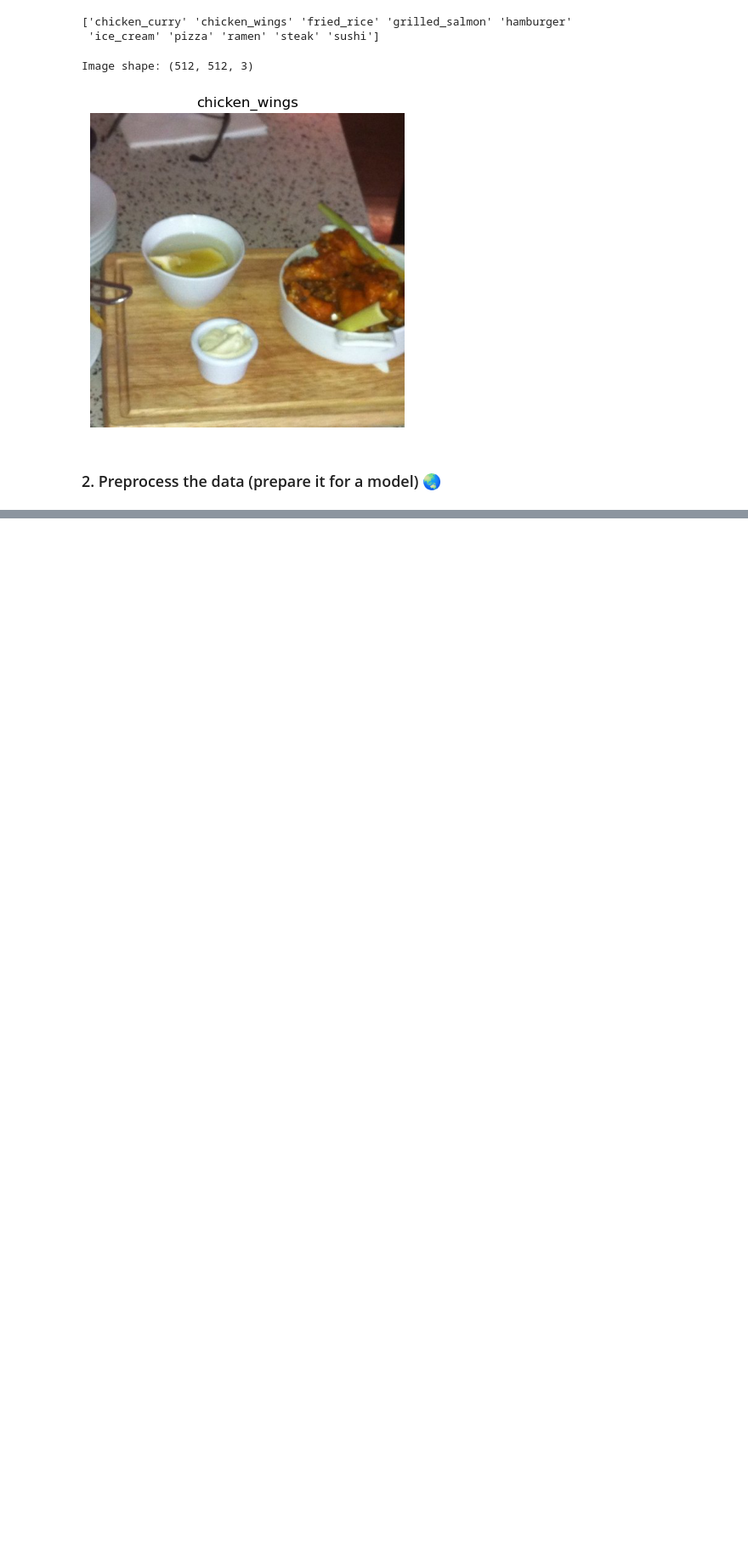
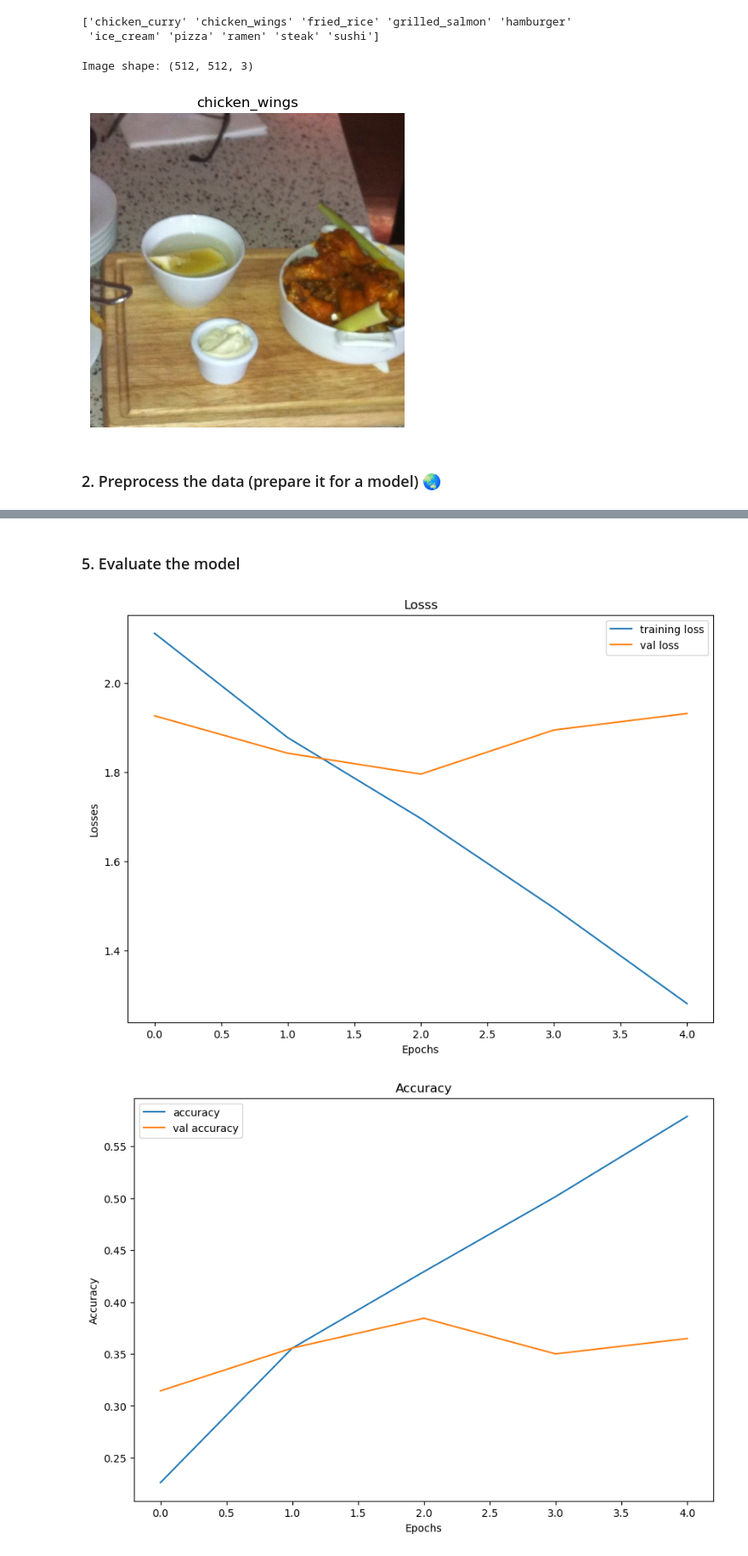
Before and after one commit to KCLTLH/NeuralNetwork_SelfLearn, a Jupyter notebook: 006ComputerVisionMultiClass.ipynb, the cells around one changed output, grey strips where cells are left out. Shown at 85% size. Cells and saved outputs as stored; diff of their text form; code cells hidden in the pictures; blank space fills up the shorter version.

```diff
--- a/006ComputerVisionMultiClass.ipynb
+++ b/006ComputerVisionMultiClass.ipynb
@@ -83,3 +114,14 @@ Image shape: (512, 512, 3)
 [figure]
 # %% [markdown]
 ### 2.  Preprocess the data (prepare it for a model) 🌏
+# %%
+# Rescale the images
+train_datagen = ImageDataGenerator(rescale=1/255.)
+test_datagen = ImageDataGenerator(rescale=1/255.)
+
+# Load data in from directories and turn into batches
+train_data = train_datagen.flow_from_directory(train_dir,
+                                                 target_size=(224, 224))
+
+test_data = test_datagen.flow_from_directory(test_dir,
+                                               target_size=(224, 224))
@@ -85,0 +133,29 @@ Image shape: (512, 512, 3)
+# %%
+# Set seed
+tf.random.set_seed(42)
+
+# Build a model
+model_1 = tf.keras.Sequential([
+    tf.keras.layers.Conv2D(10, 3, activation="relu", input_shape=(224, 224, 3)),
+    tf.keras.layers.MaxPool2D(pool_size=2),
+    tf.keras.layers.Conv2D(10, 3, activation="relu"),
+    tf.keras.layers.MaxPool2D(),
+    tf.keras.layers.Conv2D(10, 3, activation="relu"),
+    tf.keras.layers.MaxPool2D(),
+    tf.keras.layers.Flatten(),
+    tf.keras.layers.Dense(10, activation="softmax") # 10 outputs. Hence, we use 10 here instead.
+])
+
+# Compile a model
+model_1.compile(
+    loss=tf.keras.losses.categorical_crossentropy,
+    optimizer=tf.keras.optimizers.legacy.Adam(),
+    metrics=["accuracy"]
+)
+
+# Fit the model
+history_1 = model_1.fit(train_data,
+                        steps_per_epoch=len(train_data),
+                        epochs=5,
+                        validation_data=test_data,
+                        validation_steps=len(test_data))
@@ -85,0 +179,7 @@ Image shape: (512, 512, 3)
+# %% [markdown]
+### 5. Evaluate the model
+# %%
+plot_loss(history_1)
+# %% [output]
+[figure, added]
+[figure, added]
```
Also changed, not shown: parts of 18 cells of this notebook.
